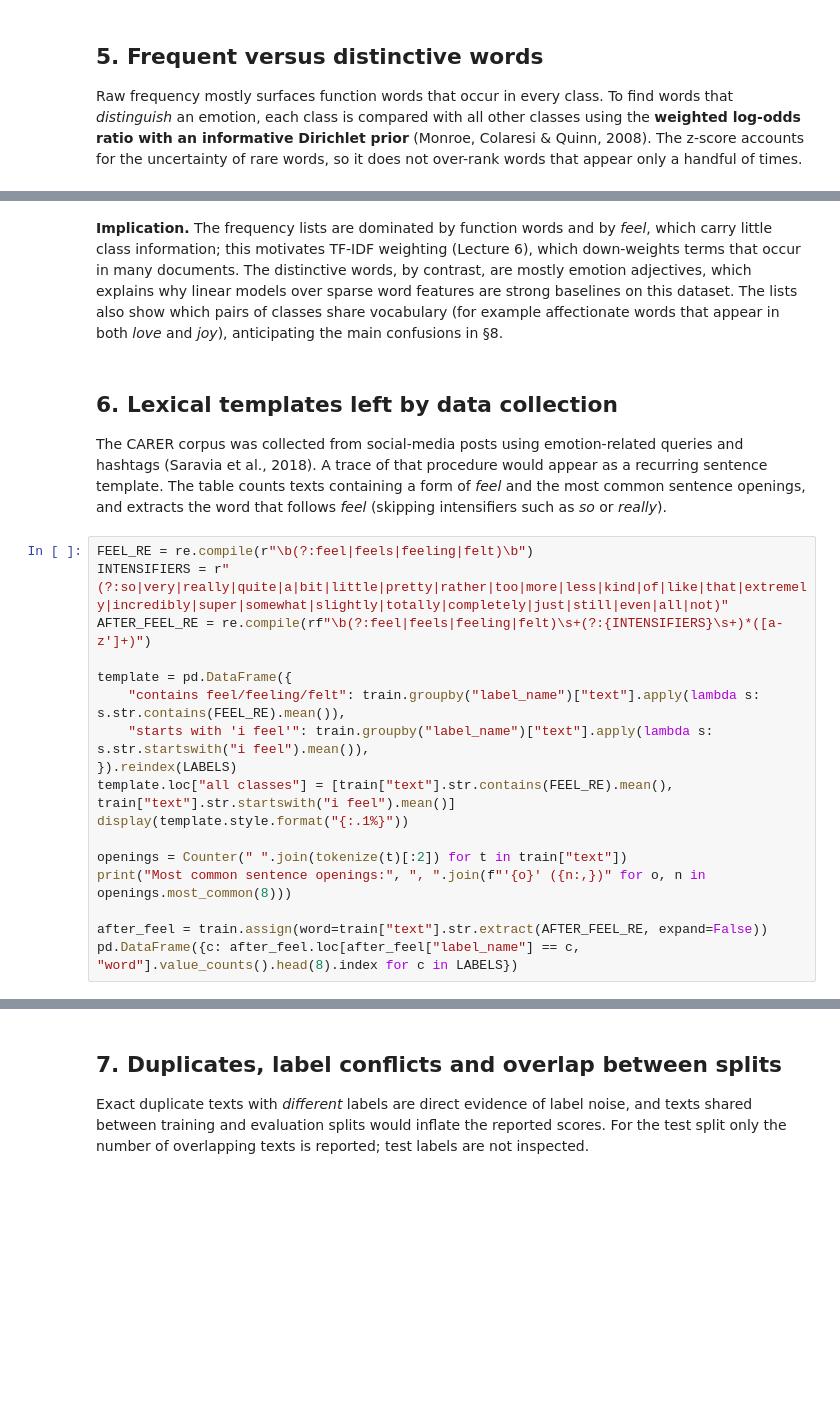
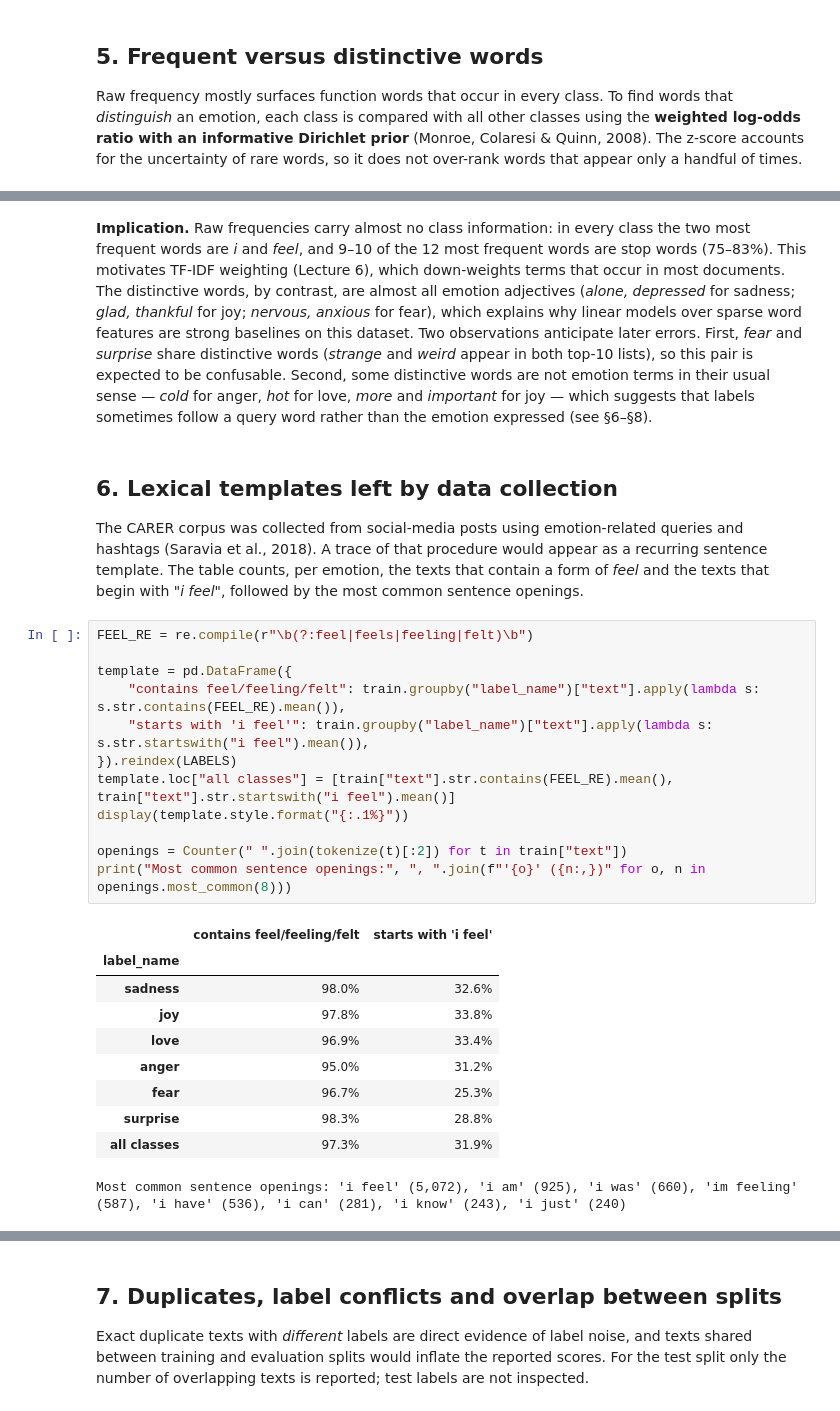
Before and after one commit to Cecile1015/emotion-mirror-cbs4702, a Jupyter notebook: notebooks/01_eda.ipynb, the cells around one changed output, grey strips where cells are left out. Saved outputs shown, nothing was run; the diff lists cells and outputs as text; blank space fills up the shorter version.

```diff
--- a/notebooks/01_eda.ipynb
+++ b/notebooks/01_eda.ipynb
@@ -247,24 +364,30 @@ pd.DataFrame({c: distinctive[c].head(10).index for c in LABELS})
 # %% [markdown]
-**Implication.** The frequency lists are dominated by function words and by *feel*, which carry little class information; this motivates TF-IDF weighting (Lecture 6), which down-weights terms that occur in many documents. The distinctive words, by contrast, are mostly emotion adjectives, which explains why linear models over sparse word features are strong baselines on this dataset. The lists also show which pairs of classes share vocabulary (for example affectionate words that appear in both *love* and *joy*), anticipating the main confusions in §8.
+**Implication.** Raw frequencies carry almost no class information: in every class the two most frequent words are *i* and *feel*, and 9–10 of the 12 most frequent words are stop words (75–83%). This motivates TF-IDF weighting (Lecture 6), which down-weights terms that occur in most documents. The distinctive words, by contrast, are almost all emotion adjectives (*alone, depressed* for sadness; *glad, thankful* for joy; *nervous, anxious* for fear), which explains why linear models over sparse word features are strong baselines on this dataset. Two observations anticipate later errors. First, *fear* and *surprise* share distinctive words (*strange* and *weird* appear in both top-10 lists), so this pair is expected to be confusable. Second, some distinctive words are not emotion terms in their usual sense — *cold* for anger, *hot* for love, *more* and *important* for joy — which suggests that labels sometimes follow a query word rather than the emotion expressed (see §6–§8).
 # %% [markdown]
 ## 6. Lexical templates left by data collection
 
-The CARER corpus was collected from social-media posts using emotion-related queries and hashtags (Saravia et al., 2018). A trace of that procedure would appear as a recurring sentence template. The table counts texts containing a form of *feel* and the most common sentence openings, and extracts the word that follows *feel* (skipping intensifiers such as *so* or *really*).
+The CARER corpus was collected from social-media posts using emotion-related queries and hashtags (Saravia et al., 2018). A trace of that procedure would appear as a recurring sentence template. The table counts, per emotion, the texts that contain a form of *feel* and the texts that begin with *"i feel"*, followed by the most common sentence openings.
 # %%
 FEEL_RE = re.compile(r"\b(?:feel|feels|feeling|felt)\b")
-INTENSIFIERS = r"(?:so|very|really|quite|a|bit|little|pretty|rather|too|more|less|kind|of|like|that|extremely|incredibly|super|somewhat|slightly|totally|completely|just|still|even|all|not)"
-AFTER_FEEL_RE = re.compile(rf"\b(?:feel|feels|feeling|felt)\s+(?:{INTENSIFIERS}\s+)*([a-z']+)")
 
 template = pd.DataFrame({
     "contains feel/feeling/felt": train.groupby("label_name")["text"].apply(lambda s: s.str.contains(FEEL_RE).mean()),
     "starts with 'i feel'": train.groupby("label_name")["text"].apply(lambda s: s.str.startswith("i feel").mean()),
 }).reindex(LABELS)
 template.loc["all classes"] = [train["text"].str.contains(FEEL_RE).mean(), train["text"].str.startswith("i feel").mean()]
 display(template.style.format("{:.1%}"))
 
 openings = Counter(" ".join(tokenize(t)[:2]) for t in train["text"])
 print("Most common sentence openings:", ", ".join(f"'{o}' ({n:,})" for o, n in openings.most_common(8)))
-
-after_feel = train.assign(word=train["text"].str.extract(AFTER_FEEL_RE, expand=False))
-pd.DataFrame({c: after_feel.loc[after_feel["label_name"] == c, "word"].value_counts().head(8).index for c in LABELS})
+# %% [output]
+|  | contains feel/feeling/felt | starts with 'i feel' |
+| label_name |  |  |
+| sadness | 98.0% | 32.6% |
+| joy | 97.8% | 33.8% |
+| love | 96.9% | 33.4% |
+| anger | 95.0% | 31.2% |
+| fear | 96.7% | 25.3% |
+| surprise | 98.3% | 28.8% |
+| all classes | 97.3% | 31.9% |
+Most common sentence openings: 'i feel' (5,072), 'i am' (925), 'i was' (660), 'im feeling' (587), 'i have' (536), 'i can' (281), 'i know' (243), 'i just' (240)
 # %% [markdown]
```
Also changed, not shown: parts of 27 cells of this notebook, 20 other files.
